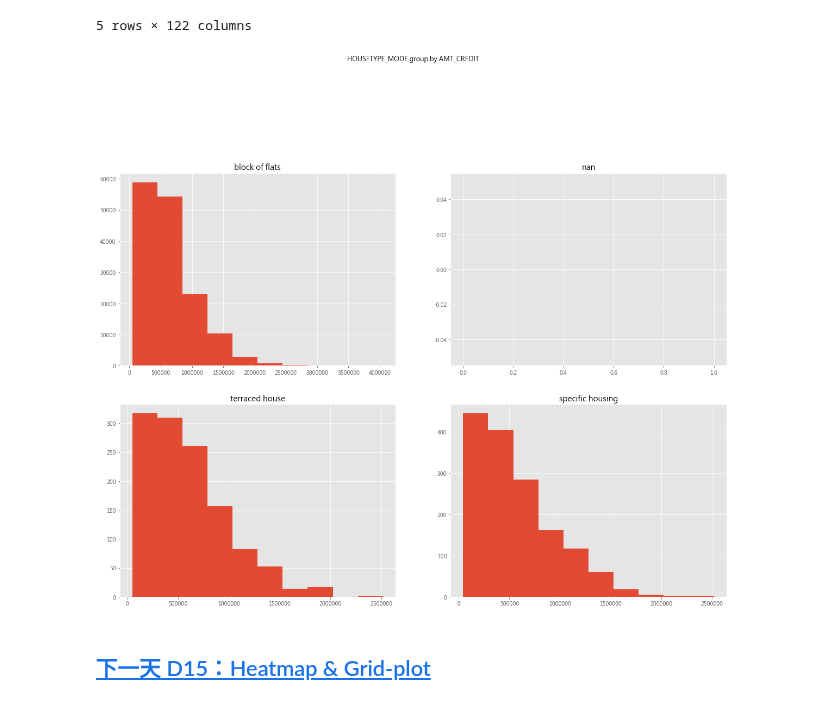
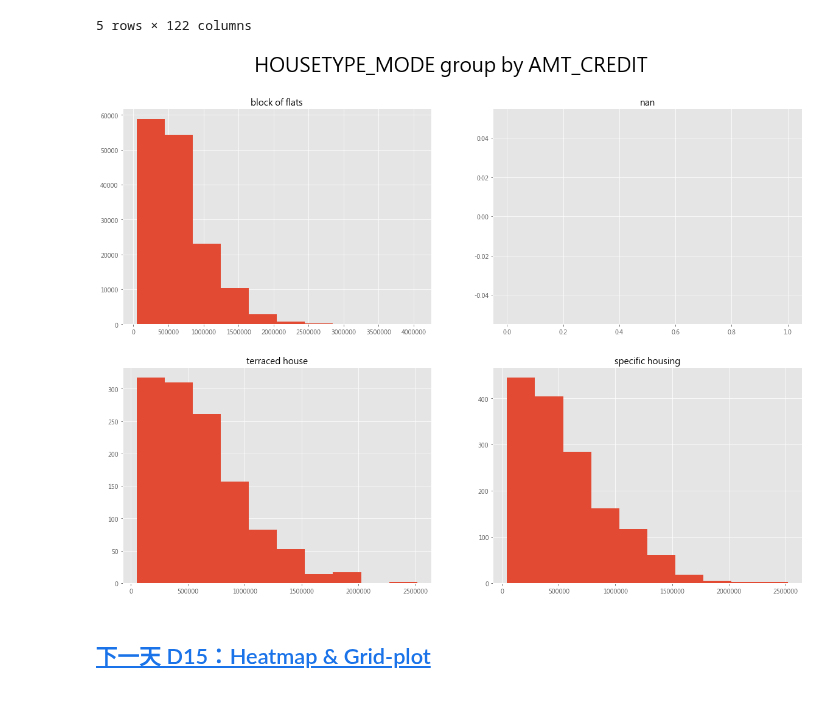
Before and after one commit to andrew623849/2nd-ML-100Days, a Jupyter notebook: D14/Day_014_HW.ipynb, the cells around one changed output. Saved outputs shown, nothing was run; the diff lists cells and outputs as text; code cells hidden in the pictures.

```diff
--- a/D14/Day_014_HW.ipynb
+++ b/D14/Day_014_HW.ipynb
@@ -44,21 +44,21 @@ Path of read in data: ../DATA/application_train.csv
 # %%
 # 使用不同的 HOUSETYPE_MODE 類別繪製圖形, 並使用 subplot 排版
 def col_2group(data,col_1,col_2):
     unique_house_type = data[col_1].unique()
     HOUSETYPE_MODE_gy = data.groupby(col_1)[col_2]
     nrows = len(unique_house_type)
     ncols = nrows/(nrows/2 )
 
     plt.figure(figsize=(20,30))
     for i in range(len(unique_house_type)):
         plt.subplot(nrows, ncols, i+1)
         plt.hist(data[col_2][data[col_1] == unique_house_type[i]])
         plt.title(str(unique_house_type[i]))
     supti_word = col_1+" group by "+col_2
-    plt.suptitle(supti_word)
+    plt.suptitle(supti_word,size=32,y=0.92)
     plt.show()
 col_2group(app_train,'HOUSETYPE_MODE','AMT_CREDIT')
 # %% [output]
-[figure, old version]
+[figure, new version]
 # %% [markdown]
 ## [下一天 D15：Heatmap & Grid-plot](https://github.com/andrew623849/2nd-ML-100Days/blob/master/D15/Day_015_HW.ipynb)
```
Also changed, not shown: 1 other file.
